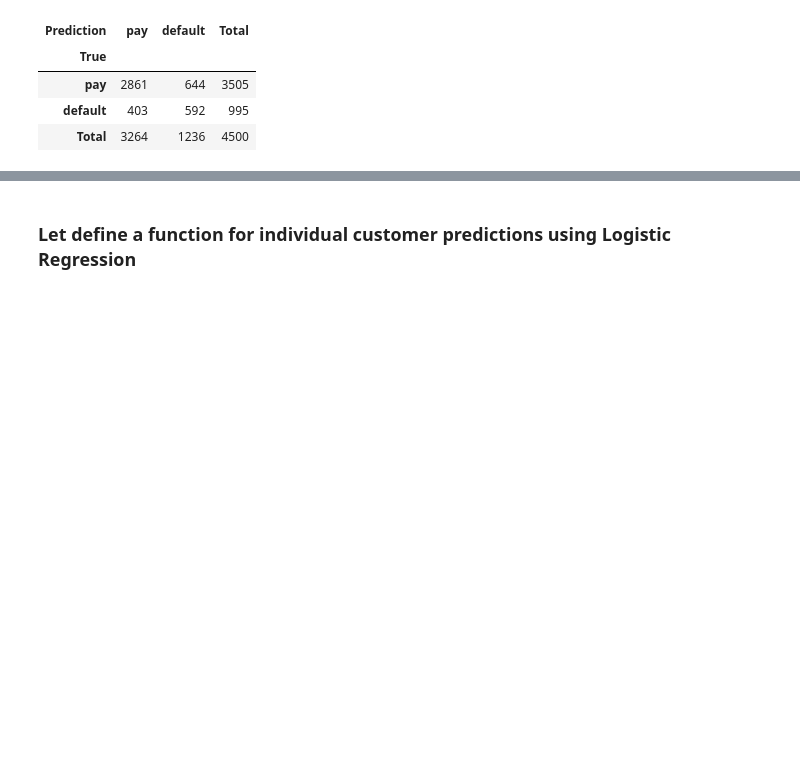
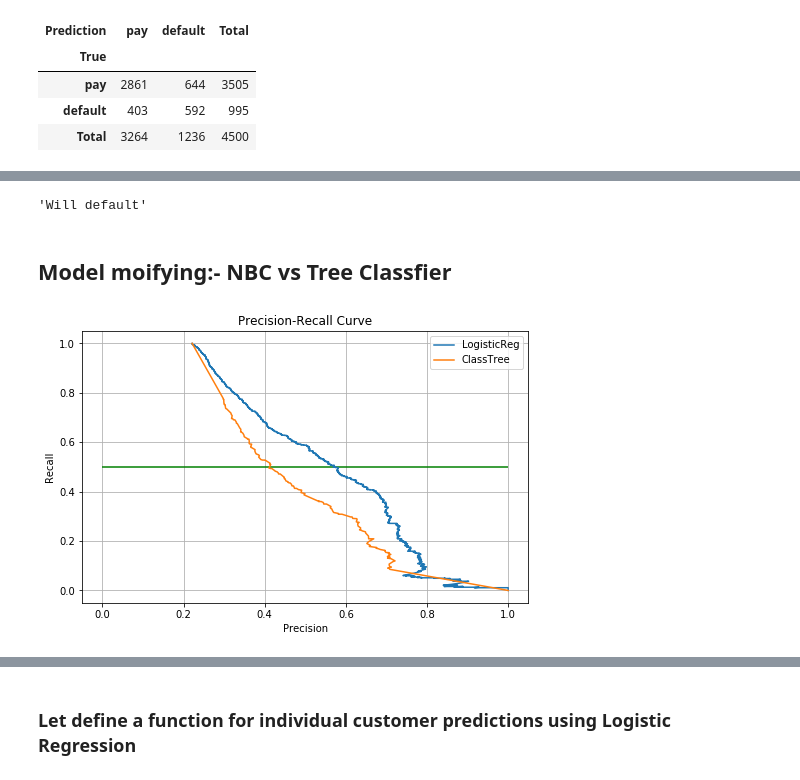
Before and after one commit to zjgcainiao/ML_CreditCardDefaultPrediction, a Jupyter notebook: default_of_credit_card/credit_default_rate.ipynb, the cells around one changed output, grey strips where cells are left out. Saved outputs shown, nothing was run; the diff lists cells and outputs as text; code cells hidden in the pictures; blank space fills up the shorter version.

```diff
--- a/default_of_credit_card/credit_default_rate.ipynb
+++ b/default_of_credit_card/credit_default_rate.ipynb
@@ -479,0 +525,33 @@ Precision:  47.896440129449836
+# %%
+from collections import OrderedDict
+
+new_customer = OrderedDict([('limit_bal', 4000), ('age', 50), ('bill_amt1', 500),
+('bill_amt2', 35509), ('bill_amt3', 689), ('bill_amt4', 0),
+('bill_amt5', 0), ('bill_amt6', 0), ('pay_amt1', 0),('pay_amt2', 35509),
+('pay_amt3', 0), ('pay_amt4', 0), ('pay_amt5', 0), ('pay_amt6', 0),
+('male', 1), ('grad_school', 0), ('university', 1), ('hight_school', 0),
+('married', 1), ('pay_1', -1), ('pay_2', -1), ('pay_3', -1),
+('pay_4', 0), ('pay_5', -1)
+                            , ('pay_6', 0)])
+
+new_customer = pd.Series(new_customer)
+ind_customer_prediction(new_customer)
+# %% [output]
+'Will default'
+# %% [markdown]
+## Model moifying:- NBC vs Tree Classfier
+# %%
+precision_lr, recall_lr, thresholds_lr= precision_recall_curve(y_true=y_test, probas_pred=logistic_regression.predict_proba(X_test)[:,1])
+precision_ct, recall_ct, thresholds_ct= precision_recall_curve(y_true=y_test, probas_pred=class_tree.predict_proba(X_test)[:,1])
+# %%
+fig, ax = plt.subplots(figsize=(8,5))
+ax.plot(precision_lr, recall_lr, label="LogisticReg")
+ax.plot(precision_ct, recall_ct, label="ClassTree")
+ax.set_xlabel('Precision')
+ax.set_ylabel('Recall')
+ax.set_title('Precision-Recall Curve')
+ax.hlines(y=0.5, xmin=0, xmax=1, color='green')
+ax.legend()
+ax.grid();
+# %% [output]
+[figure, added]
```
Also changed, not shown: parts of 23 cells of this notebook, 5 other files.
